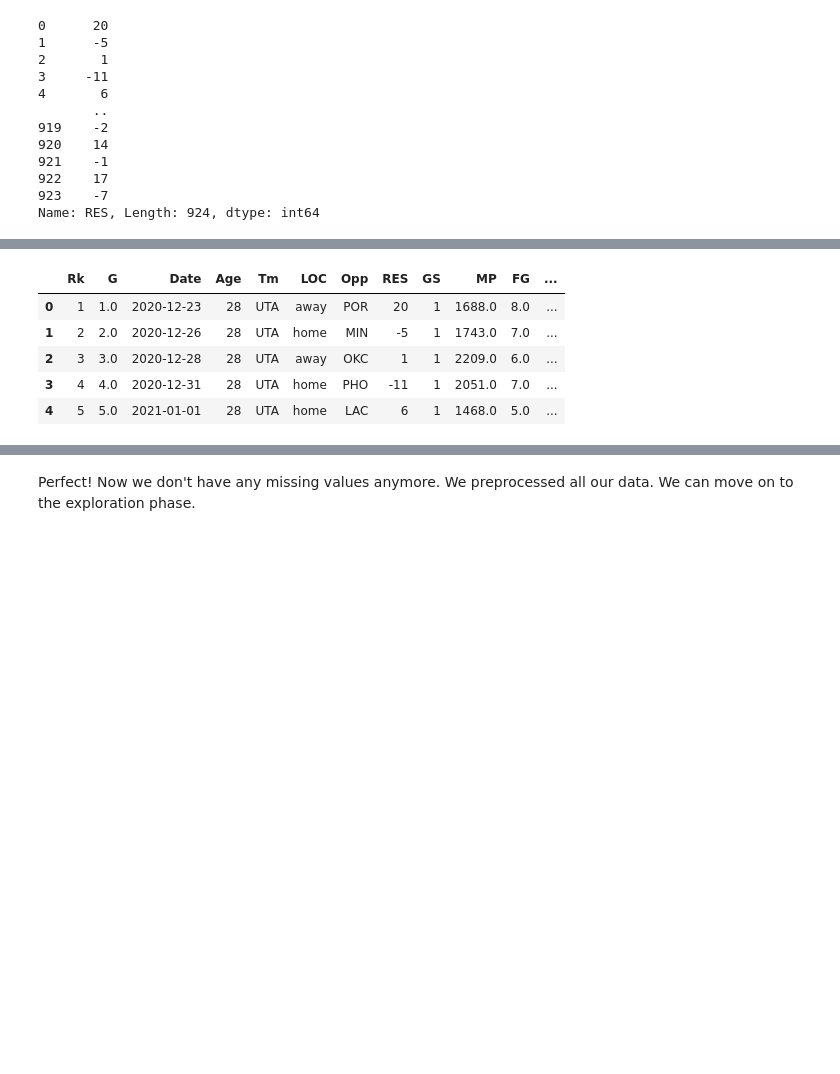
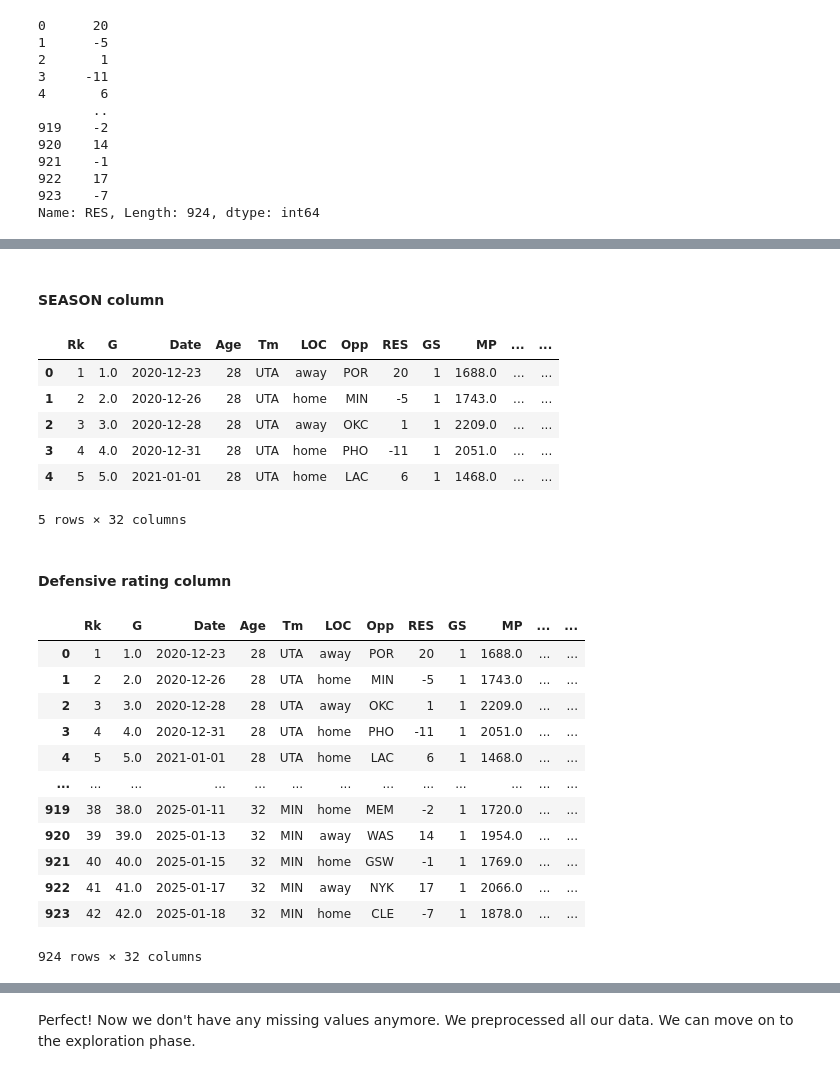
Before and after one commit to dounya-bourhani/NBA_stats_analysis, a Jupyter notebook: main_notebook.ipynb, the cells around one changed output, grey strips where cells are left out. Saved outputs shown, nothing was run; the diff lists cells and outputs as text; code cells hidden in the pictures; blank space fills up the shorter version.

```diff
--- a/main_notebook.ipynb
+++ b/main_notebook.ipynb
@@ -188,7 +200,9 @@ stats_dataframe['Date'] = pd.to_datetime(stats_dataframe['Date'])
 def get_efficiency(row):
     return row['PTS'] + row['TRB'] + row['AST'] + row['BLK'] + row['STL'] - (row['FGA'] - row['FG']) - (row['FTA'] - row['FT']) - row['TOV']
 
-stats_dataframe['EVAL'] = stats_dataframe.apply(get_efficiency, axis=1)
+stats_dataframe['EFF'] = stats_dataframe.apply(get_efficiency, axis=1)
+# %% [markdown]
+#### SEASON column
 # %%
 # Define a function to get the seasons
 def get_season(date):
@@ -205,9 +219,28 @@ stats_dataframe['SEASON'] = stats_dataframe['Date'].apply(get_season)
 # %%
 stats_dataframe.head()
 # %% [output]
-|  | Rk | G | Date | Age | Tm | LOC | Opp | RES | GS | MP | FG | ... |
-| 0 | 1 | 1.0 | 2020-12-23 | 28 | UTA | away | POR | 20 | 1 | 1688.0 | 8.0 | ... |
-| 1 | 2 | 2.0 | 2020-12-26 | 28 | UTA | home | MIN | -5 | 1 | 1743.0 | 7.0 | ... |
-| 2 | 3 | 3.0 | 2020-12-28 | 28 | UTA | away | OKC | 1 | 1 | 2209.0 | 6.0 | ... |
-| 3 | 4 | 4.0 | 2020-12-31 | 28 | UTA | home | PHO | -11 | 1 | 2051.0 | 7.0 | ... |
-| 4 | 5 | 5.0 | 2021-01-01 | 28 | UTA | home | LAC | 6 | 1 | 1468.0 | 5.0 | ... |
+|  | Rk | G | Date | Age | Tm | LOC | Opp | RES | GS | MP | ... | ... |
+| 0 | 1 | 1.0 | 2020-12-23 | 28 | UTA | away | POR | 20 | 1 | 1688.0 | ... | ... |
+| 1 | 2 | 2.0 | 2020-12-26 | 28 | UTA | home | MIN | -5 | 1 | 1743.0 | ... | ... |
+| 2 | 3 | 3.0 | 2020-12-28 | 28 | UTA | away | OKC | 1 | 1 | 2209.0 | ... | ... |
+| 3 | 4 | 4.0 | 2020-12-31 | 28 | UTA | home | PHO | -11 | 1 | 2051.0 | ... | ... |
+| 4 | 5 | 5.0 | 2021-01-01 | 28 | UTA | home | LAC | 6 | 1 | 1468.0 | ... | ... |
+5 rows × 32 columns
+# %% [markdown]
+#### Defensive rating column
+# %%
+stats_dataframe
+# %% [output]
+|  | Rk | G | Date | Age | Tm | LOC | Opp | RES | GS | MP | ... | ... |
+| 0 | 1 | 1.0 | 2020-12-23 | 28 | UTA | away | POR | 20 | 1 | 1688.0 | ... | ... |
+| 1 | 2 | 2.0 | 2020-12-26 | 28 | UTA | home | MIN | -5 | 1 | 1743.0 | ... | ... |
+| 2 | 3 | 3.0 | 2020-12-28 | 28 | UTA | away | OKC | 1 | 1 | 2209.0 | ... | ... |
+| 3 | 4 | 4.0 | 2020-12-31 | 28 | UTA | home | PHO | -11 | 1 | 2051.0 | ... | ... |
+| 4 | 5 | 5.0 | 2021-01-01 | 28 | UTA | home | LAC | 6 | 1 | 1468.0 | ... | ... |
+| ... | ... | ... | ... | ... | ... | ... | ... | ... | ... | ... | ... | ... |
+| 919 | 38 | 38.0 | 2025-01-11 | 32 | MIN | home | MEM | -2 | 1 | 1720.0 | ... | ... |
+| 920 | 39 | 39.0 | 2025-01-13 | 32 | MIN | away | WAS | 14 | 1 | 1954.0 | ... | ... |
+| 921 | 40 | 40.0 | 2025-01-15 | 32 | MIN | home | GSW | -1 | 1 | 1769.0 | ... | ... |
+| 922 | 41 | 41.0 | 2025-01-17 | 32 | MIN | away | NYK | 17 | 1 | 2066.0 | ... | ... |
+| 923 | 42 | 42.0 | 2025-01-18 | 32 | MIN | home | CLE | -7 | 1 | 1878.0 | ... | ... |
+924 rows × 32 columns
```
Also changed, not shown: parts of 8 cells of this notebook, 16 other files.
